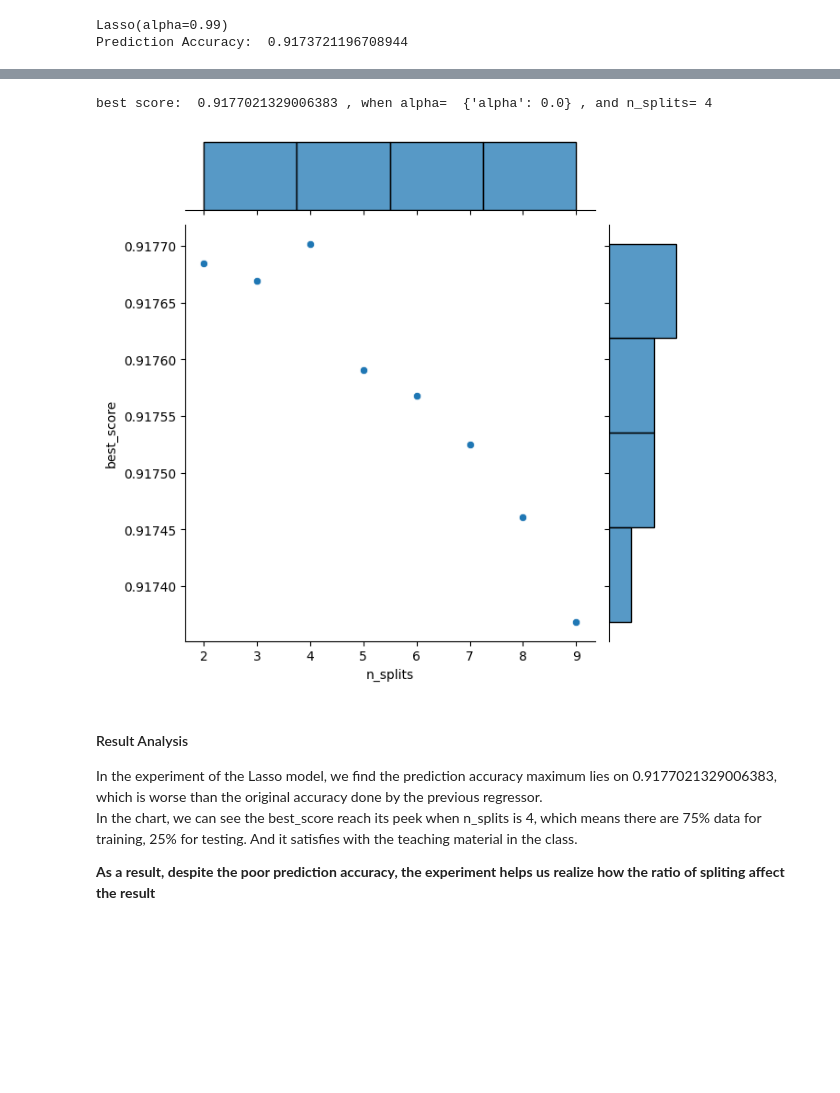
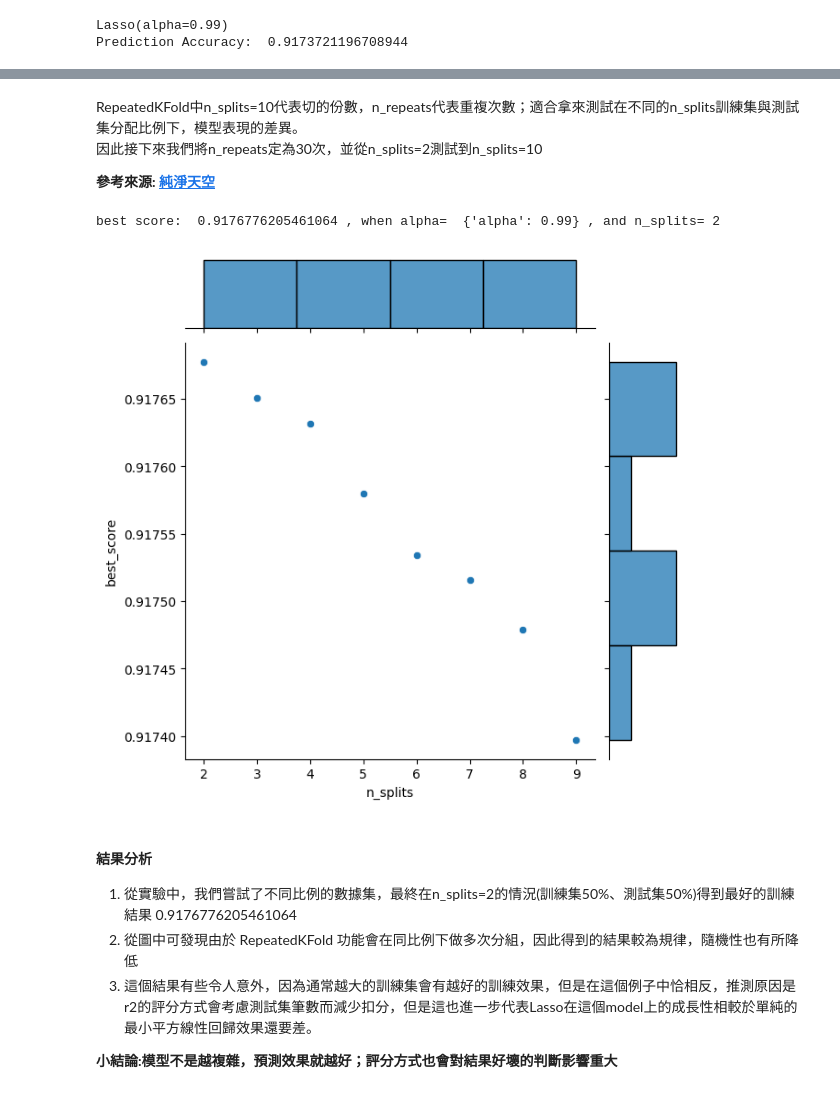
Before and after one commit to Daxting/Machine-Learning-Project, a Jupyter notebook: hw1.ipynb, the cells around one changed output, grey strips where cells are left out. Drawn from its saved outputs; the diff is of its cells as text; code cells hidden in the pictures; blank space fills up the shorter version.

```diff
--- a/hw1.ipynb
+++ b/hw1.ipynb
@@ -278,40 +284,46 @@ First, we can observe the influence from n-split
+# %% [markdown]
+RepeatedKFold中n_splits=10代表切的份數，n_repeats代表重複次數；適合拿來測試在不同的n_splits訓練集與測試集分配比例下，模型表現的差異。
+因此接下來我們將n_repeats定為30次，並從n_splits=2測試到n_splits=10
+
+**參考來源: [純淨天空](https://vimsky.com/examples/usage/python-sklearn.model_selection.RepeatedKFold-sk.html)**
 # %%
 splits_data=[]
 score_data=[]
 alpha_data=[]
 best_score=0
 best_alpha=0
 best_nsplit=0
 for n in range(2, 10):
     # define model evaluation method
-    cv = RepeatedKFold(n_splits=n, n_repeats=n, random_state=100)
+    cv = RepeatedKFold(n_splits=n, n_repeats=30, random_state=100)
     # define search
     search = GridSearchCV(model, grid, scoring='r2', cv=cv, n_jobs=-1)
     # perform the search
     results = search.fit(X, y)
     # summarize
     splits_data.append(n)
     score_data.append(results.best_score_)
     alpha_data.append(results.best_params_)
     if(results.best_score_> best_score):
         best_score=results.best_score_
         best_alpha=results.best_params_
         best_nsplit=n
 
 print("best score: ", best_score, ", when alpha= ", best_alpha,", and n_splits=", best_nsplit)
 jointplot = sns.jointplot(x=splits_data,y=score_data)
 # Set axis labels
 jointplot.ax_joint.set_xlabel("n_splits")
 jointplot.ax_joint.set_ylabel("best_score")
 # Show the plot
 plt.show()
 # %% [output]
-best score:  0.9177021329006383 , when alpha=  {'alpha': 0.0} , and n_splits= 4
+best score:  0.9176776205461064 , when alpha=  {'alpha': 0.99} , and n_splits= 2
-[figure, old version]
+[figure, new version]
-# %% [markdown]
-#### Result Analysis
-In the experiment of the Lasso model, we find the prediction accuracy maximum lies on 0.9177021329006383, which is worse than the original accuracy done by the previous regressor.
-In the chart, we can see the best_score reach its peek when n_splits is 4, which means there are 75% data for training, 25% for testing. And it satisfies with the teaching material in the class.
-
-**As a result, despite the poor prediction accuracy, the experiment helps us realize how the ratio of spliting affect the result**
+# %% [markdown]
+#### 結果分析
+1. 從實驗中，我們嘗試了不同比例的數據集，最終在n_splits=2的情況(訓練集50%、測試集50%)得到最好的訓練結果 0.9176776205461064
+2. 從圖中可發現由於 RepeatedKFold 功能會在同比例下做多次分組，因此得到的結果較為規律，隨機性也有所降低
+3. 這個結果有些令人意外，因為通常越大的訓練集會有越好的訓練效果，但是在這個例子中恰相反，推測原因是r2的評分方式會考慮測試集筆數而減少扣分，但是這也進一步代表Lasso在這個model上的成長性相較於單純的最小平方線性回歸效果還要差。
+
+**小結論:模型不是越複雜，預測效果就越好；評分方式也會對結果好壞的判斷影響重大**
 # %% [markdown]
```
Also changed, not shown: parts of 45 cells of this notebook.
